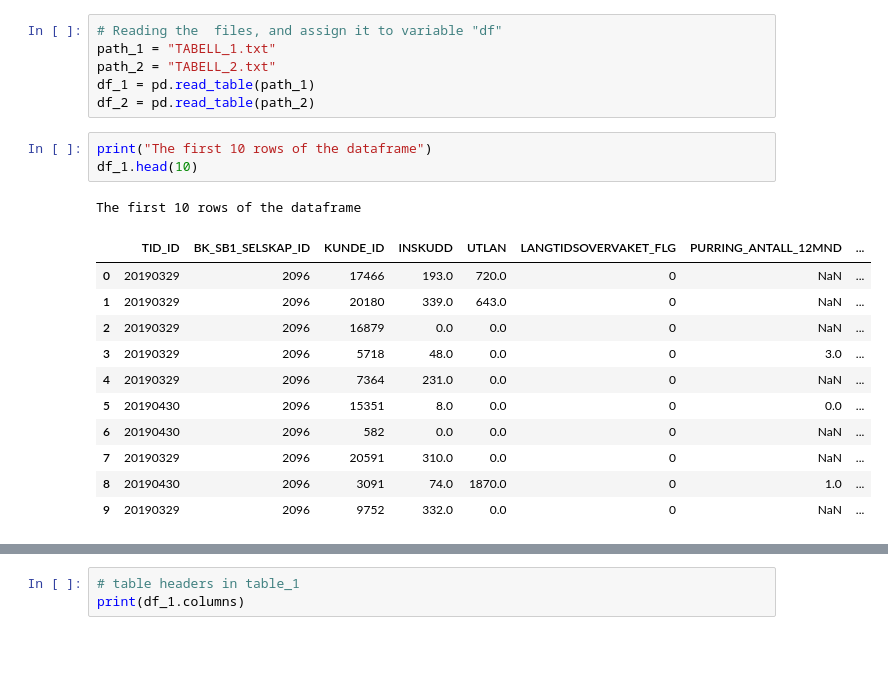
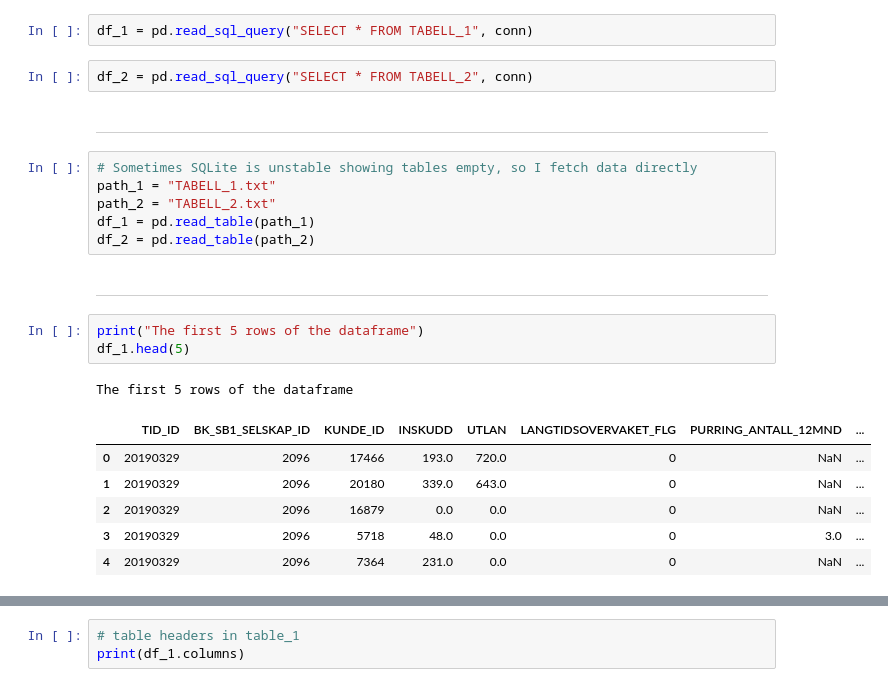
Before and after one commit to AlizaminJ/Bank_Case, a Jupyter notebook: Interview Case.ipynb, the cells around one changed output, grey strips where cells are left out. Drawn from its saved outputs; the diff is of its cells as text; blank space fills up the shorter version.

```diff
--- a/Interview Case.ipynb
+++ b/Interview Case.ipynb
@@ -13,23 +32,26 @@ Libraries imported!
+# %%
+df_1 = pd.read_sql_query("SELECT * FROM TABELL_1", conn)
+# %%
+df_2 = pd.read_sql_query("SELECT * FROM TABELL_2", conn)
+# %% [markdown]
+<hr>
 # %%
-# Reading the  files, and assign it to variable "df"
+# Sometimes SQLite is unstable showing tables empty, so I fetch data directly
 path_1 = "TABELL_1.txt"
 path_2 = "TABELL_2.txt"
 df_1 = pd.read_table(path_1)
 df_2 = pd.read_table(path_2)
+# %% [markdown]
+<hr>
 # %%
-print("The first 10 rows of the dataframe")
-df_1.head(10)
+print("The first 5 rows of the dataframe")
+df_1.head(5)
 # %% [output]
-The first 10 rows of the dataframe
+The first 5 rows of the dataframe
 |  | TID_ID | BK_SB1_SELSKAP_ID | KUNDE_ID | INSKUDD | UTLAN | LANGTIDSOVERVAKET_FLG | PURRING_ANTALL_12MND | ... |
 | 0 | 20190329 | 2096 | 17466 | 193.0 | 720.0 | 0 | NaN | ... |
 | 1 | 20190329 | 2096 | 20180 | 339.0 | 643.0 | 0 | NaN | ... |
 | 2 | 20190329 | 2096 | 16879 | 0.0 | 0.0 | 0 | NaN | ... |
 | 3 | 20190329 | 2096 | 5718 | 48.0 | 0.0 | 0 | 3.0 | ... |
 | 4 | 20190329 | 2096 | 7364 | 231.0 | 0.0 | 0 | NaN | ... |
-| 5 | 20190430 | 2096 | 15351 | 8.0 | 0.0 | 0 | 0.0 | ... |
-| 6 | 20190430 | 2096 | 582 | 0.0 | 0.0 | 0 | NaN | ... |
-| 7 | 20190329 | 2096 | 20591 | 310.0 | 0.0 | 0 | NaN | ... |
-| 8 | 20190430 | 2096 | 3091 | 74.0 | 1870.0 | 0 | 1.0 | ... |
-| 9 | 20190329 | 2096 | 9752 | 332.0 | 0.0 | 0 | NaN | ... |
 # %%
```
Also changed, not shown: parts of 155 cells of this notebook, 3 other files.
